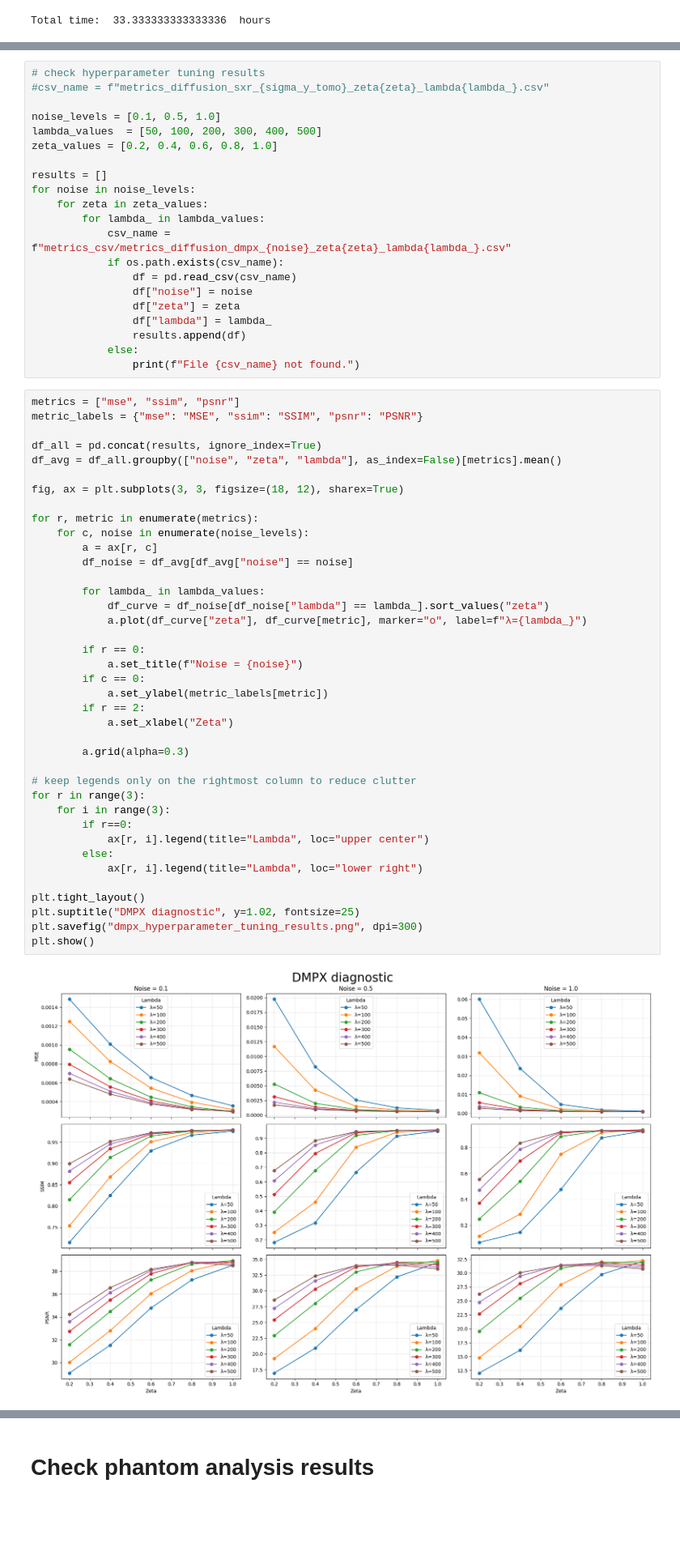
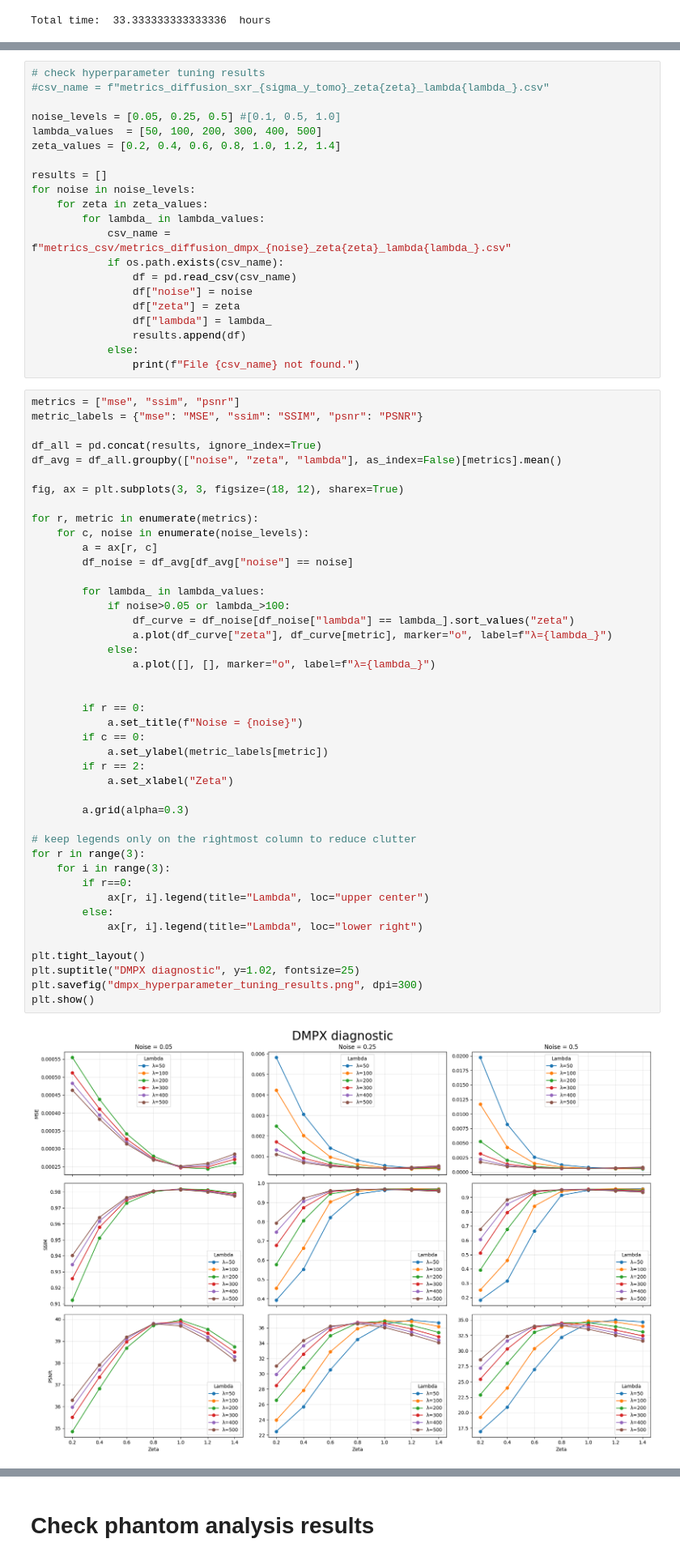
Before and after one commit to HaouchatY/diffusion_tomography, a Jupyter notebook: diffusion_hyperparam_tuning.ipynb, the cells around one changed output, grey strips where cells are left out. Shown at 81% size. Saved outputs shown, nothing was run; the diff lists cells and outputs as text; blank space fills up the shorter version.

```diff
--- a/diffusion_hyperparam_tuning.ipynb
+++ b/diffusion_hyperparam_tuning.ipynb
@@ -107,9 +107,9 @@ plt.show()
 # check hyperparameter tuning results
 #csv_name = f"metrics_diffusion_sxr_{sigma_y_tomo}_zeta{zeta}_lambda{lambda_}.csv"
 
-noise_levels = [0.1, 0.5, 1.0]
+noise_levels = [0.05, 0.25, 0.5] #[0.1, 0.5, 1.0]
 lambda_values  = [50, 100, 200, 300, 400, 500]
-zeta_values = [0.2, 0.4, 0.6, 0.8, 1.0]
+zeta_values = [0.2, 0.4, 0.6, 0.8, 1.0, 1.2, 1.4]
 
 results = []
 for noise in noise_levels:
@@ -135,33 +135,37 @@ fig, ax = plt.subplots(3, 3, figsize=(18, 12), sharex=True)
 
 for r, metric in enumerate(metrics):
     for c, noise in enumerate(noise_levels):
         a = ax[r, c]
         df_noise = df_avg[df_avg["noise"] == noise]
 
         for lambda_ in lambda_values:
-            df_curve = df_noise[df_noise["lambda"] == lambda_].sort_values("zeta")
-            a.plot(df_curve["zeta"], df_curve[metric], marker="o", label=f"λ={lambda_}")
+            if noise>0.05 or lambda_>100:
+                df_curve = df_noise[df_noise["lambda"] == lambda_].sort_values("zeta")
+                a.plot(df_curve["zeta"], df_curve[metric], marker="o", label=f"λ={lambda_}")
+            else:
+                a.plot([], [], marker="o", label=f"λ={lambda_}")
+
 
         if r == 0:
             a.set_title(f"Noise = {noise}")
         if c == 0:
             a.set_ylabel(metric_labels[metric])
         if r == 2:
             a.set_xlabel("Zeta")
 
         a.grid(alpha=0.3)
 
 # keep legends only on the rightmost column to reduce clutter
 for r in range(3):
     for i in range(3):
         if r==0:
             ax[r, i].legend(title="Lambda", loc="upper center")
         else:
             ax[r, i].legend(title="Lambda", loc="lower right")
 
 plt.tight_layout()
 plt.suptitle("DMPX diagnostic", y=1.02, fontsize=25)
 plt.savefig("dmpx_hyperparameter_tuning_results.png", dpi=300)
 plt.show()
 # %% [output]
-[figure, old version]
+[figure, new version]
```
Also changed, not shown: parts of 25 cells of this notebook, 2 other files.
